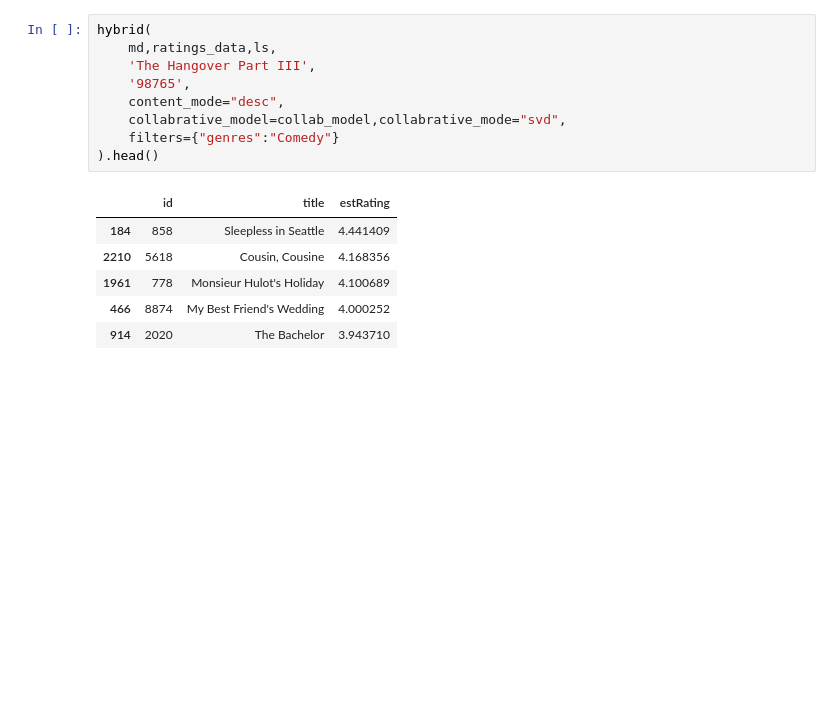
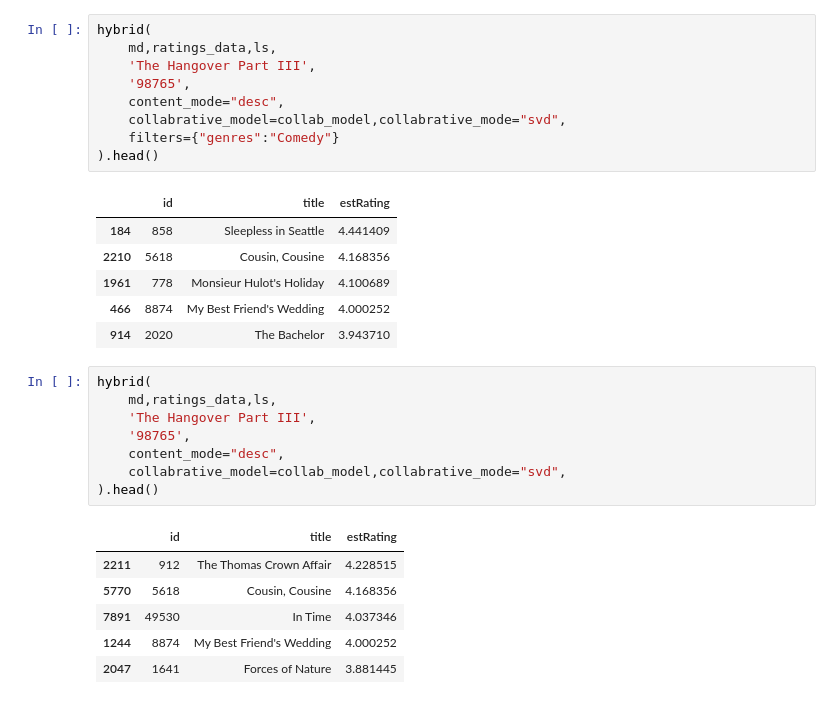
Before and after one commit to subhalingamd/movie-finder, a Jupyter notebook: frontend.ipynb, the cells around one changed output. Drawn from its saved outputs; the diff is of its cells as text; blank space fills up the shorter version.

```diff
--- a/frontend.ipynb
+++ b/frontend.ipynb
@@ -223,3 +223,18 @@ hybrid(
 | 1961 | 778 | Monsieur Hulot's Holiday | 4.100689 |
 | 466 | 8874 | My Best Friend's Wedding | 4.000252 |
 | 914 | 2020 | The Bachelor | 3.943710 |
+# %%
+hybrid(
+    md,ratings_data,ls,
+    'The Hangover Part III',
+    '98765',
+    content_mode="desc",
+    collabrative_model=collab_model,collabrative_mode="svd",
+).head()
+# %% [output]
+|  | id | title | estRating |
+| 2211 | 912 | The Thomas Crown Affair | 4.228515 |
+| 5770 | 5618 | Cousin, Cousine | 4.168356 |
+| 7891 | 49530 | In Time | 4.037346 |
+| 1244 | 8874 | My Best Friend's Wedding | 4.000252 |
+| 2047 | 1641 | Forces of Nature | 3.881445 |
```
